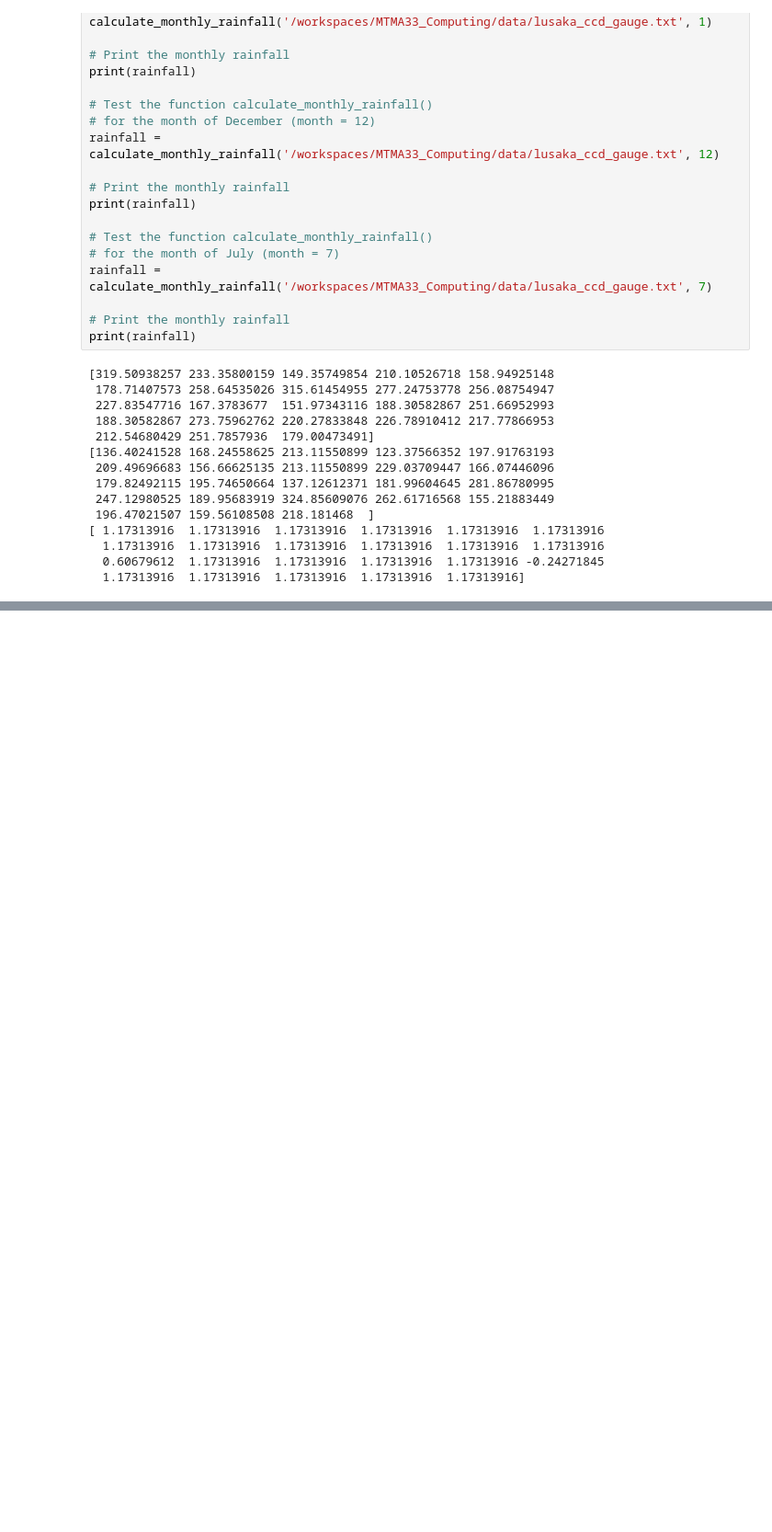
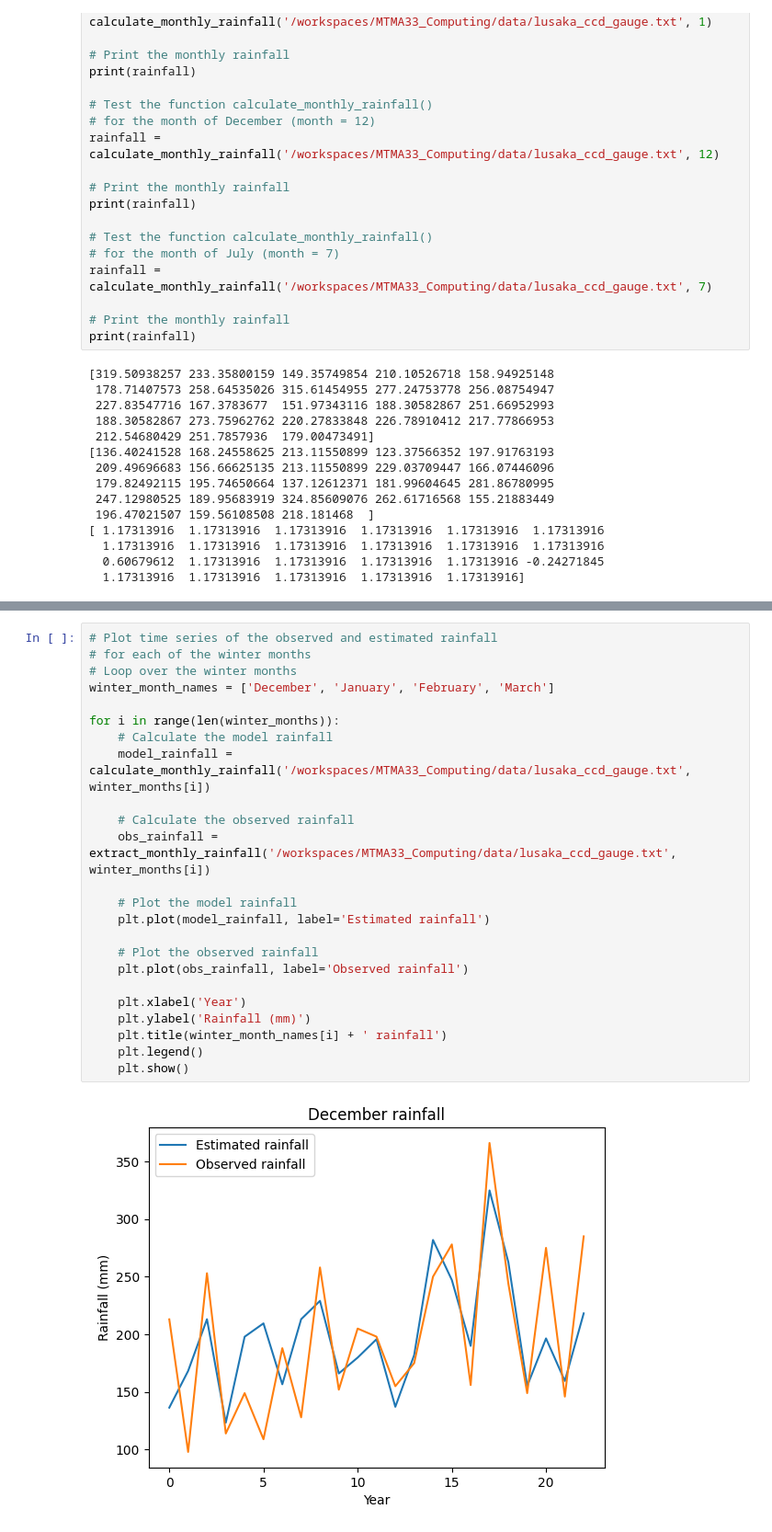
Before and after one commit to benhutchmet/MTMA33_Computing, a Jupyter notebook: notebooks/practical_3.ipynb, the cells around one changed output, grey strips where cells are left out. Shown: that part at 92% size. Saved outputs shown, nothing was run; the diff lists cells and outputs as text; blank space fills up the shorter version.

```diff
--- a/notebooks/practical_3.ipynb
+++ b/notebooks/practical_3.ipynb
@@ -213,0 +274,26 @@ obs_rainfall = extract_monthly_rainfall('/workspaces/MTMA33_Computing/data/lusak
+# %%
+# Plot time series of the observed and estimated rainfall
+# for each of the winter months
+# Loop over the winter months
+winter_month_names = ['December', 'January', 'February', 'March']
+
+for i in range(len(winter_months)):
+    # Calculate the model rainfall
+    model_rainfall = calculate_monthly_rainfall('/workspaces/MTMA33_Computing/data/lusaka_ccd_gauge.txt', winter_months[i])
+
+    # Calculate the observed rainfall
+    obs_rainfall = extract_monthly_rainfall('/workspaces/MTMA33_Computing/data/lusaka_ccd_gauge.txt', winter_months[i])
+
+    # Plot the model rainfall
+    plt.plot(model_rainfall, label='Estimated rainfall')
+
+    # Plot the observed rainfall
+    plt.plot(obs_rainfall, label='Observed rainfall')
+
+    plt.xlabel('Year')
+    plt.ylabel('Rainfall (mm)')
+    plt.title(winter_month_names[i] + ' rainfall')
+    plt.legend()
+    plt.show()
+# %% [output]
+[figure, added]
```
Also changed, not shown: parts of 8 cells of this notebook.
